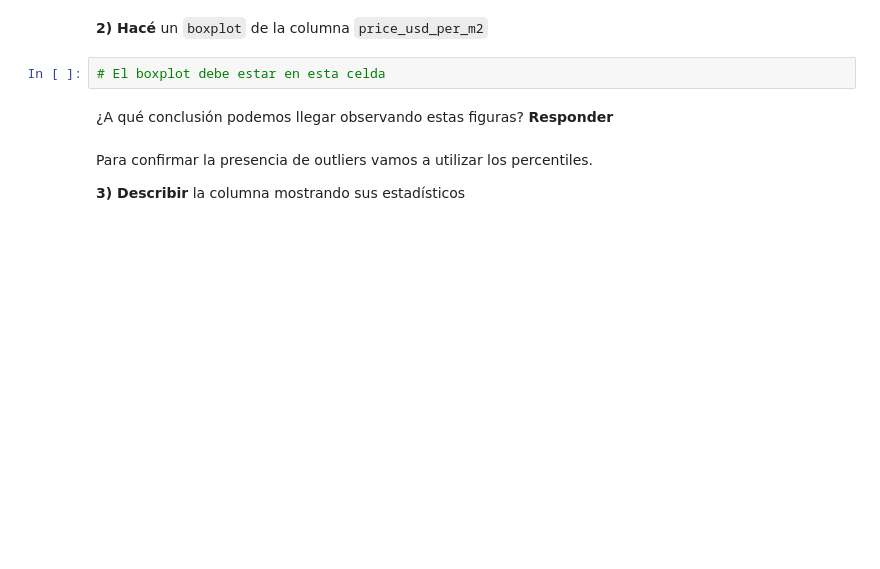
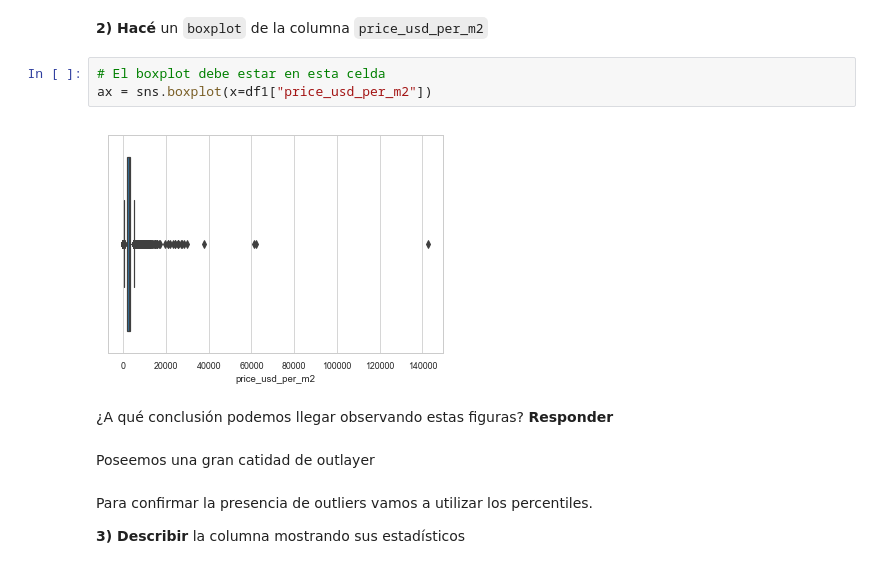
Before and after one commit to ppalomanes/acamica-ds, a Jupyter notebook: entrega02/recursos_proyecto_2.ipynb, the cells around one changed output. Saved outputs shown, nothing was run; the diff lists cells and outputs as text; blank space fills up the shorter version.

```diff
--- a/entrega02/recursos_proyecto_2.ipynb
+++ b/entrega02/recursos_proyecto_2.ipynb
@@ -72,9 +93,14 @@ Deberás hacer un `drop` de los valores `NaN` de esta columna antes de graficar.
 **2) Hacé** un `boxplot` de la columna `price_usd_per_m2`
 # %%
 # El boxplot debe estar en esta celda
+ax = sns.boxplot(x=df1["price_usd_per_m2"])
+# %% [output]
+[figure, added]
 # %% [markdown]
 ¿A qué conclusión podemos llegar observando estas figuras?
 **Responder**
+# %% [markdown]
+Poseemos una gran catidad de outlayer
 # %% [markdown]
 Para confirmar la presencia de outliers vamos a utilizar los percentiles.
 
```
Also changed, not shown: parts of 31 cells of this notebook, 3 other files.
